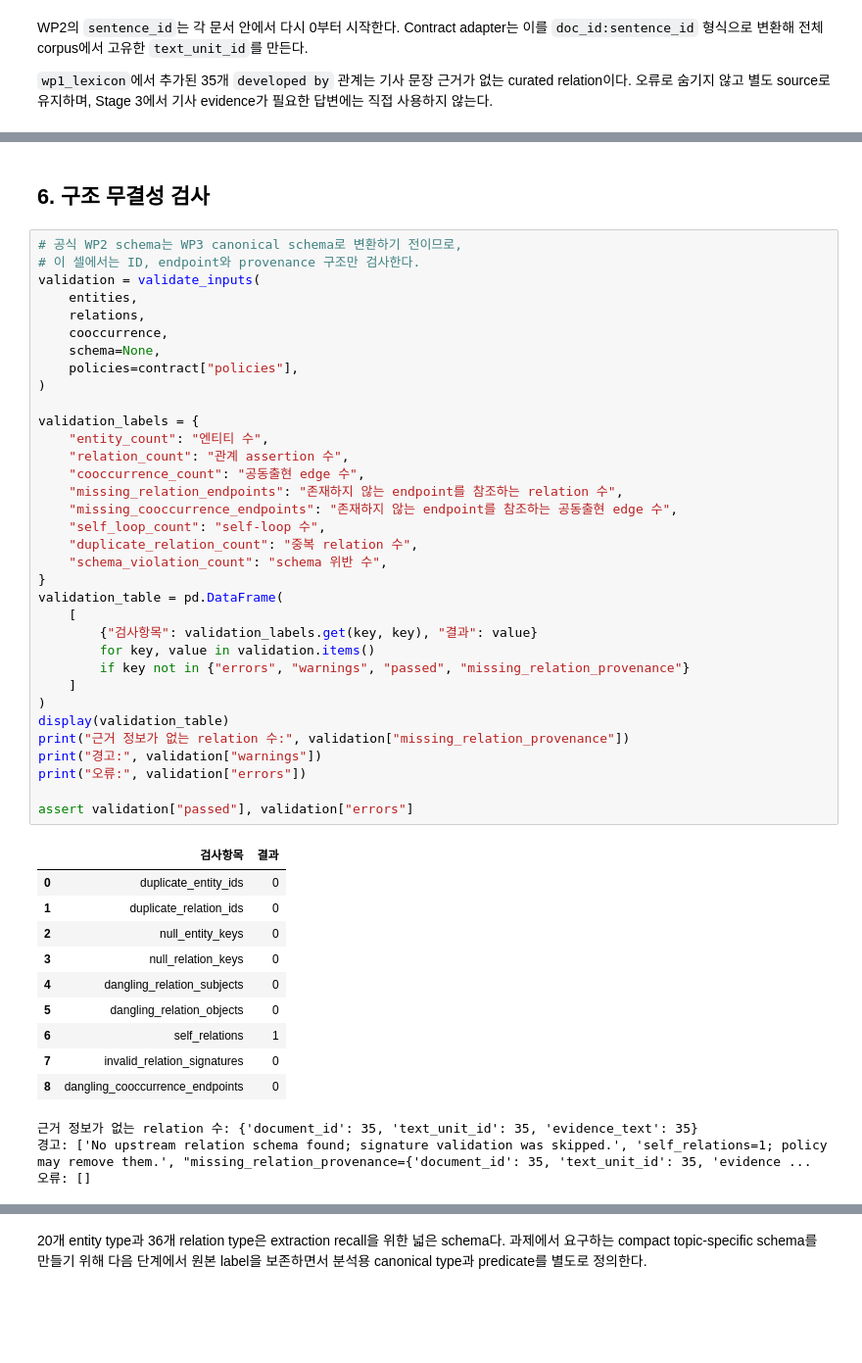
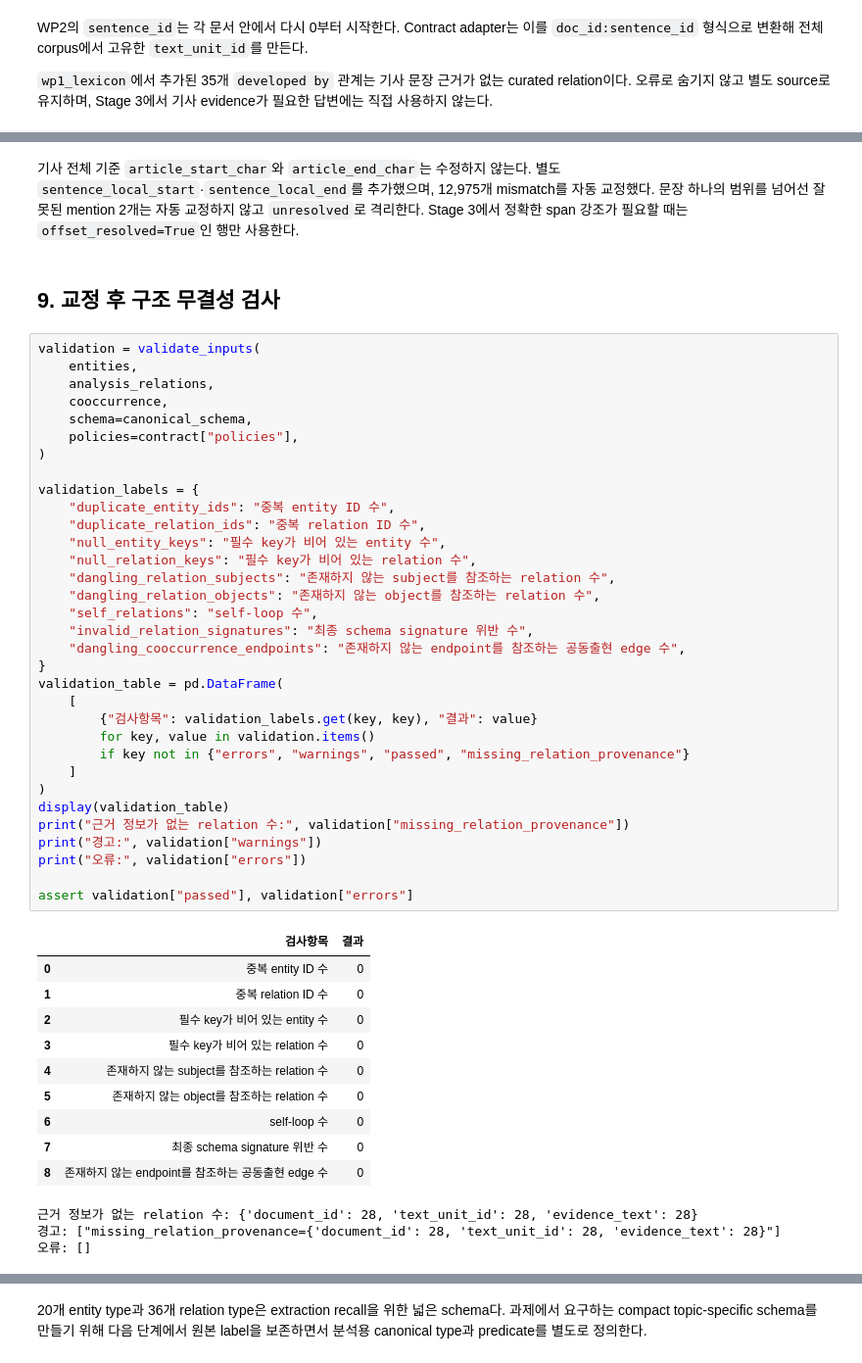
Before and after one commit to jihyeon26/2026-09-CLT-computational_language, a Jupyter notebook: notebooks/stage1_wp3_open_models_contract.ipynb, the cells around one changed output, grey strips where cells are left out. Shown at 98% size. Saved outputs shown, nothing was run; the diff lists cells and outputs as text; blank space fills up the shorter version.

```diff
--- a/notebooks/stage1_wp3_open_models_contract.ipynb
+++ b/notebooks/stage1_wp3_open_models_contract.ipynb
@@ -234,50 +379,54 @@ WP2의 `sentence_id`는 각 문서 안에서 다시 0부터 시작한다. Contra
+# %% [markdown]
+기사 전체 기준 `article_start_char`와 `article_end_char`는 수정하지 않는다. 별도
+`sentence_local_start`·`sentence_local_end`를 추가했으며, 12,975개 mismatch를 자동 교정했다.
+문장 하나의 범위를 넘어선 잘못된 mention 2개는 자동 교정하지 않고 `unresolved`로 격리한다.
+Stage 3에서 정확한 span 강조가 필요할 때는 `offset_resolved=True`인 행만 사용한다.
 # %% [markdown]
-## 6. 구조 무결성 검사
+## 9. 교정 후 구조 무결성 검사
 # %%
-# 공식 WP2 schema는 WP3 canonical schema로 변환하기 전이므로,
-# 이 셀에서는 ID, endpoint와 provenance 구조만 검사한다.
 validation = validate_inputs(
     entities,
-    relations,
+    analysis_relations,
     cooccurrence,
-    schema=None,
+    schema=canonical_schema,
     policies=contract["policies"],
 )
 
 validation_labels = {
-    "entity_count": "엔티티 수",
-    "relation_count": "관계 assertion 수",
-    "cooccurrence_count": "공동출현 edge 수",
-    "missing_relation_endpoints": "존재하지 않는 endpoint를 참조하는 relation 수",
-    "missing_cooccurrence_endpoints": "존재하지 않는 endpoint를 참조하는 공동출현 edge 수",
-    "self_loop_count": "self-loop 수",
-    "duplicate_relation_count": "중복 relation 수",
-    "schema_violation_count": "schema 위반 수",
+    "duplicate_entity_ids": "중복 entity ID 수",
+    "duplicate_relation_ids": "중복 relation ID 수",
+    "null_entity_keys": "필수 key가 비어 있는 entity 수",
+    "null_relation_keys": "필수 key가 비어 있는 relation 수",
+    "dangling_relation_subjects": "존재하지 않는 subject를 참조하는 relation 수",
+    "dangling_relation_objects": "존재하지 않는 object를 참조하는 relation 수",
+    "self_relations": "self-loop 수",
+    "invalid_relation_signatures": "최종 schema signature 위반 수",
+    "dangling_cooccurrence_endpoints": "존재하지 않는 endpoint를 참조하는 공동출현 edge 수",
 }
 validation_table = pd.DataFrame(
     [
         {"검사항목": validation_labels.get(key, key), "결과": value}
         for key, value in validation.items()
         if key not in {"errors", "warnings", "passed", "missing_relation_provenance"}
     ]
 )
 display(validation_table)
 print("근거 정보가 없는 relation 수:", validation["missing_relation_provenance"])
 print("경고:", validation["warnings"])
 print("오류:", validation["errors"])
 
 assert validation["passed"], validation["errors"]
 # %% [output]
 |  | 검사항목 | 결과 |
-| 0 | duplicate_entity_ids | 0 |
-| 1 | duplicate_relation_ids | 0 |
-| 2 | null_entity_keys | 0 |
-| 3 | null_relation_keys | 0 |
-| 4 | dangling_relation_subjects | 0 |
-| 5 | dangling_relation_objects | 0 |
-| 6 | self_relations | 1 |
-| 7 | invalid_relation_signatures | 0 |
-| 8 | dangling_cooccurrence_endpoints | 0 |
+| 0 | 중복 entity ID 수 | 0 |
+| 1 | 중복 relation ID 수 | 0 |
+| 2 | 필수 key가 비어 있는 entity 수 | 0 |
+| 3 | 필수 key가 비어 있는 relation 수 | 0 |
+| 4 | 존재하지 않는 subject를 참조하는 relation 수 | 0 |
+| 5 | 존재하지 않는 object를 참조하는 relation 수 | 0 |
+| 6 | self-loop 수 | 0 |
+| 7 | 최종 schema signature 위반 수 | 0 |
+| 8 | 존재하지 않는 endpoint를 참조하는 공동출현 edge 수 | 0 |
-근거 정보가 없는 relation 수: {'document_id': 35, 'text_unit_id': 35, 'evidence_text': 35}
-경고: ['No upstream relation schema found; signature validation was skipped.', 'self_relations=1; policy may remove them.', "missing_relation_provenance={'document_id': 35, 'text_unit_id': 35, 'evidence ...
+근거 정보가 없는 relation 수: {'document_id': 28, 'text_unit_id': 28, 'evidence_text': 28}
+경고: ["missing_relation_provenance={'document_id': 28, 'text_unit_id': 28, 'evidence_text': 28}"]
 오류: []
```
Also changed, not shown: parts of 20 cells of this notebook, 1 other file.
